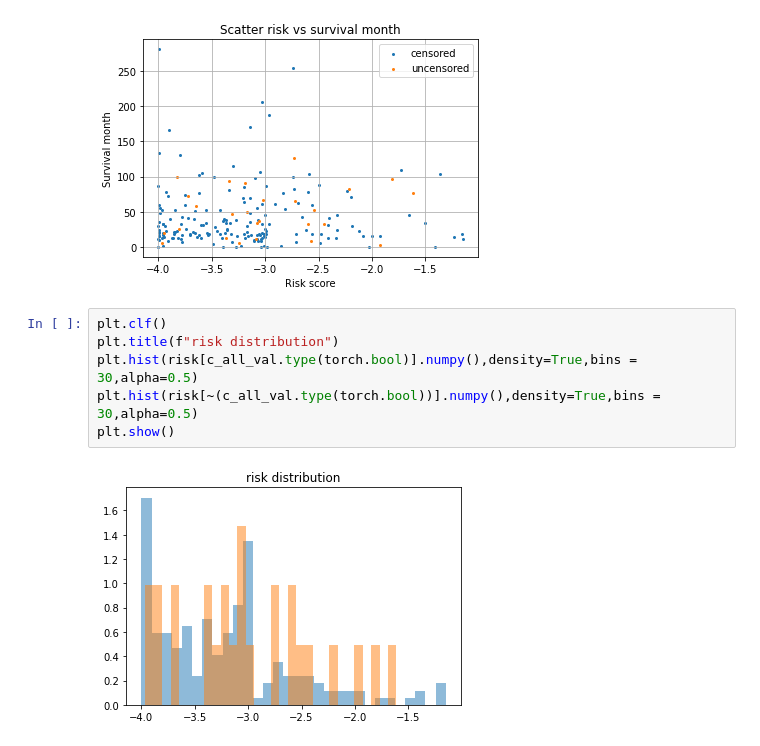
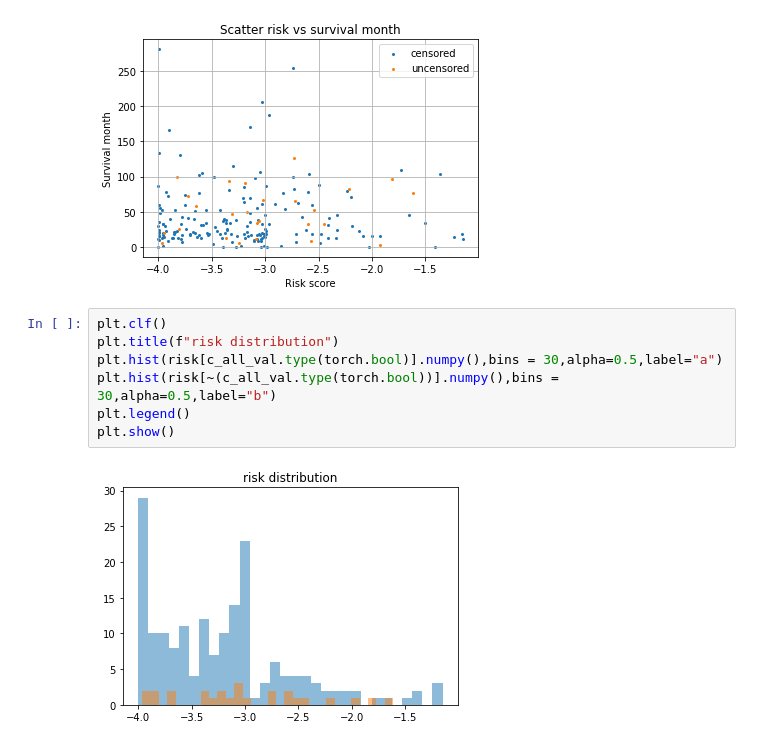
Before and after one commit to SeibelT/multimodal_survival_prediction, a Jupyter notebook: playground.ipynb, the cells around one changed output. Saved outputs shown, nothing was run; the diff lists cells and outputs as text.

```diff
--- a/playground.ipynb
+++ b/playground.ipynb
@@ -434,8 +434,9 @@ plt.grid()
 # %%
 plt.clf()
 plt.title(f"risk distribution")
-plt.hist(risk[c_all_val.type(torch.bool)].numpy(),density=True,bins = 30,alpha=0.5)
-plt.hist(risk[~(c_all_val.type(torch.bool))].numpy(),density=True,bins = 30,alpha=0.5)
+plt.hist(risk[c_all_val.type(torch.bool)].numpy(),bins = 30,alpha=0.5,label="a")
+plt.hist(risk[~(c_all_val.type(torch.bool))].numpy(),bins = 30,alpha=0.5,label="b")
+plt.legend()
 plt.show()
 # %% [output]
-[figure, old version]
+[figure, new version]
```
Also changed, not shown: parts of 4 cells of this notebook, 2 other files.
